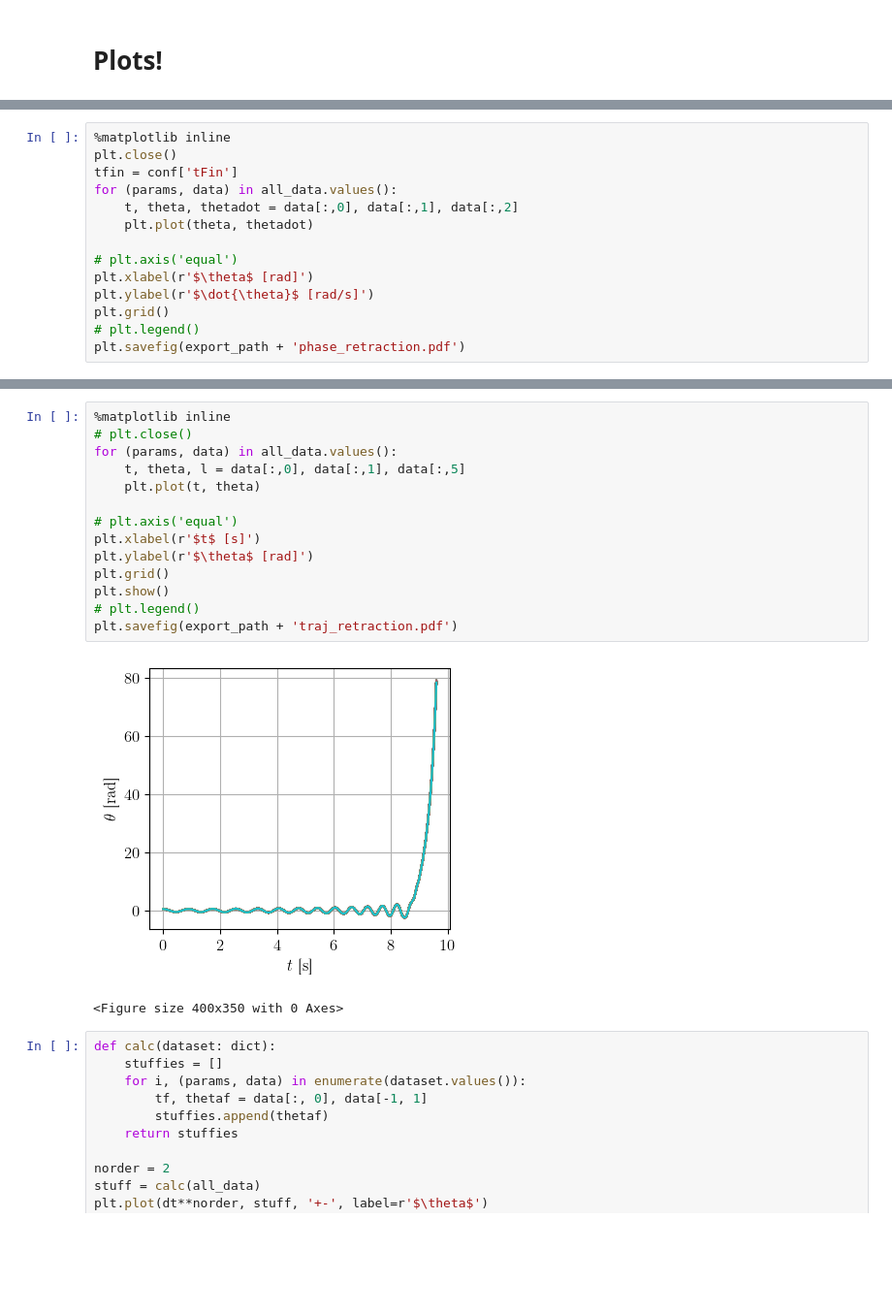
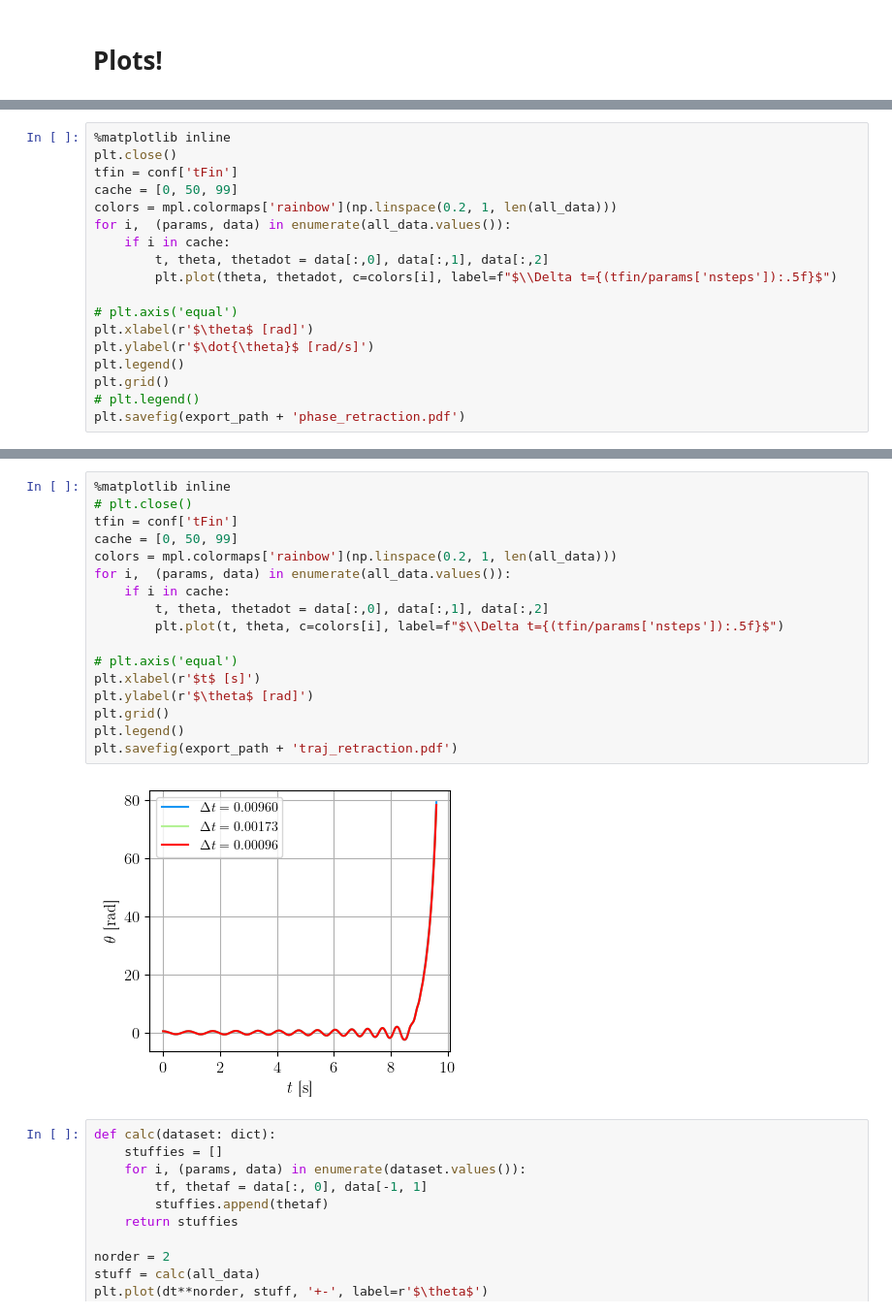
Before and after one commit to TomVdt/PhysNum, a Jupyter notebook: exercice2/analysis/analysis3bi.ipynb, the cells around one changed output, grey strips where cells are left out. Shown at 97% size. Drawn from its saved outputs; the diff is of its cells as text; blank space fills up the shorter version.

```diff
--- a/exercice2/analysis/analysis3bi.ipynb
+++ b/exercice2/analysis/analysis3bi.ipynb
@@ -132,13 +133,17 @@ No such comm: 898b568209fa47678301fbbf15bb91ca
 %matplotlib inline
 plt.close()
 tfin = conf['tFin']
-for (params, data) in all_data.values():
-    t, theta, thetadot = data[:,0], data[:,1], data[:,2]
-    plt.plot(theta, thetadot)
+cache = [0, 50, 99]
+colors = mpl.colormaps['rainbow'](np.linspace(0.2, 1, len(all_data)))
+for i,  (params, data) in enumerate(all_data.values()):
+    if i in cache:
+        t, theta, thetadot = data[:,0], data[:,1], data[:,2]
+        plt.plot(theta, thetadot, c=colors[i], label=f"$\\Delta t={(tfin/params['nsteps']):.5f}$")
 
 # plt.axis('equal')
 plt.xlabel(r'$\theta$ [rad]')
 plt.ylabel(r'$\dot{\theta}$ [rad/s]')
+plt.legend()
 plt.grid()
 # plt.legend()
 plt.savefig(export_path + 'phase_retraction.pdf')
@@ -147,20 +152,22 @@ plt.savefig(export_path + 'phase_retraction.pdf')
 # %%
 %matplotlib inline
 # plt.close()
-for (params, data) in all_data.values():
-    t, theta, l = data[:,0], data[:,1], data[:,5]
-    plt.plot(t, theta)
+tfin = conf['tFin']
+cache = [0, 50, 99]
+colors = mpl.colormaps['rainbow'](np.linspace(0.2, 1, len(all_data)))
+for i,  (params, data) in enumerate(all_data.values()):
+    if i in cache:
+        t, theta, thetadot = data[:,0], data[:,1], data[:,2]
+        plt.plot(t, theta, c=colors[i], label=f"$\\Delta t={(tfin/params['nsteps']):.5f}$")
 
 # plt.axis('equal')
 plt.xlabel(r'$t$ [s]')
 plt.ylabel(r'$\theta$ [rad]')
 plt.grid()
-plt.show()
-# plt.legend()
+plt.legend()
 plt.savefig(export_path + 'traj_retraction.pdf')
 # %% [output]
-[figure, old version]
+[figure, new version]
-<Figure size 400x350 with 0 Axes>
 # %%
 def calc(dataset: dict):
     stuffies = []
```
Also changed, not shown: parts of 3 cells of this notebook, 10 other files.
